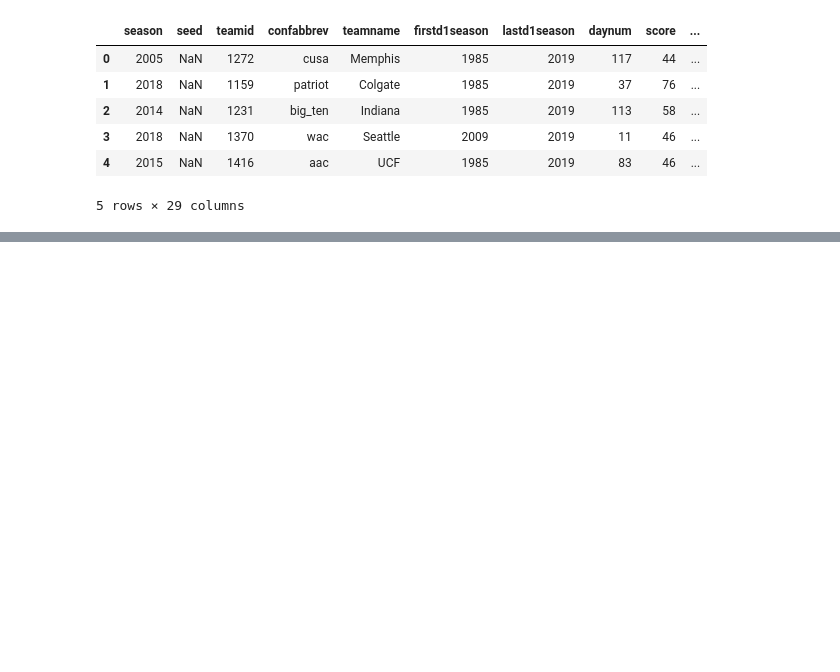
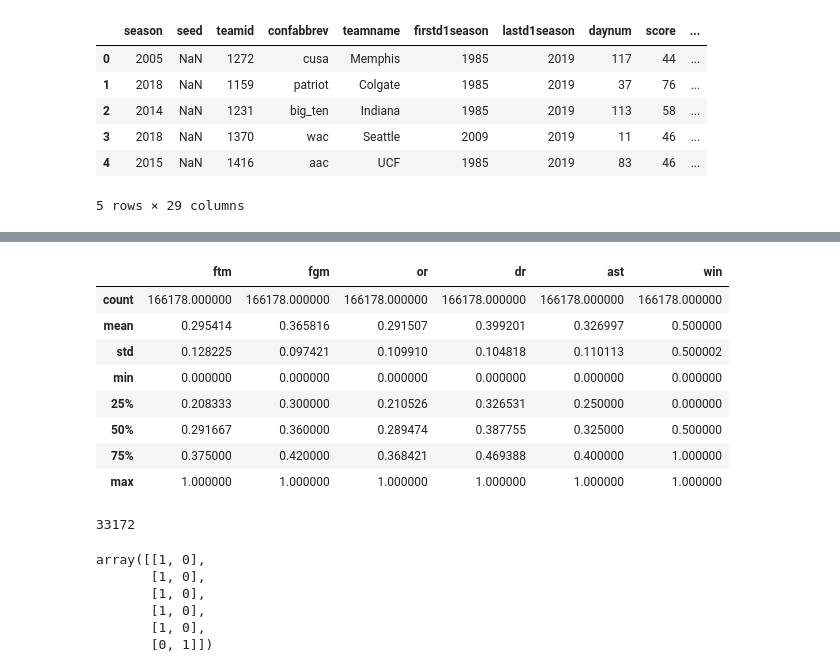
Before and after one commit to vivtalla/EECS_738_Final_Project, a Jupyter notebook: Notebooks/NeuralNetwork.ipynb, the cells around one changed output, grey strips where cells are left out. Saved outputs shown, nothing was run; the diff lists cells and outputs as text; code cells hidden in the pictures; blank space fills up the shorter version.

```diff
--- a/Notebooks/NeuralNetwork.ipynb
+++ b/Notebooks/NeuralNetwork.ipynb
@@ -73,3 +73,7 @@ df_final.head()
 | 3 | 2018 | NaN | 1370 | wac | Seattle | 2009 | 2019 | 11 | 46 | ... |
 | 4 | 2015 | NaN | 1416 | aac | UCF | 1985 | 2019 | 83 | 46 | ... |
 5 rows × 29 columns
+# %%
+normalized_data = df_final[['ftm', 'fgm', 'or', 'dr', 'ast']].apply(lambda z: (z - z.min()) / (z.max() - z.min()))
+normalized_data['win'] = df_final['win']
+normalized_data.tail(5)
@@ -75,0 +87,34 @@ df_final.head()
+# %%
+normalized_data.describe()
+# %% [output]
+|  | ftm | fgm | or | dr | ast | win |
+| count | 166178.000000 | 166178.000000 | 166178.000000 | 166178.000000 | 166178.000000 | 166178.000000 |
+| mean | 0.295414 | 0.365816 | 0.291507 | 0.399201 | 0.326997 | 0.500000 |
+| std | 0.128225 | 0.097421 | 0.109910 | 0.104818 | 0.110113 | 0.500002 |
+| min | 0.000000 | 0.000000 | 0.000000 | 0.000000 | 0.000000 | 0.000000 |
+| 25% | 0.208333 | 0.300000 | 0.210526 | 0.326531 | 0.250000 | 0.000000 |
+| 50% | 0.291667 | 0.360000 | 0.289474 | 0.387755 | 0.325000 | 0.500000 |
+| 75% | 0.375000 | 0.420000 | 0.368421 | 0.469388 | 0.400000 | 1.000000 |
+| max | 1.000000 | 1.000000 | 1.000000 | 1.000000 | 1.000000 | 1.000000 |
+# %%
+#splitting into train and test datasets using numpy's randn
+msk = np.random.rand(len(normalized_data)) < 0.8
+train = normalized_data[msk]
+test = normalized_data[~msk]
+len(train)
+len(test)
+# %% [output]
+33172
+# %%
+X = train.values[:,:5]
+X[:6]
+targets = [[1,0],[0,1]]
+y = np.array([targets[int(x)] for x in train.values[:,5:6]])
+y[:6]
+# %% [output]
+array([[1, 0],
+       [1, 0],
+       [1, 0],
+       [1, 0],
+       [1, 0],
+       [0, 1]])
```
Also changed, not shown: parts of 2 cells of this notebook.
